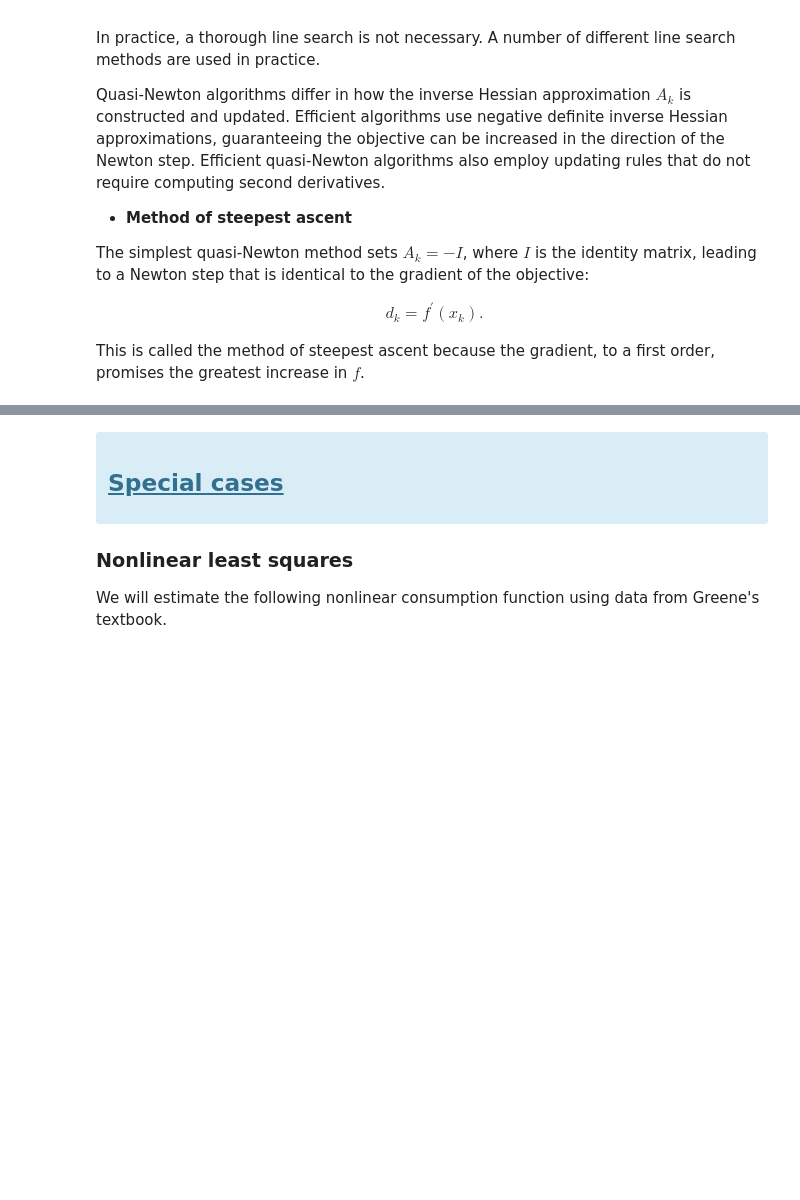
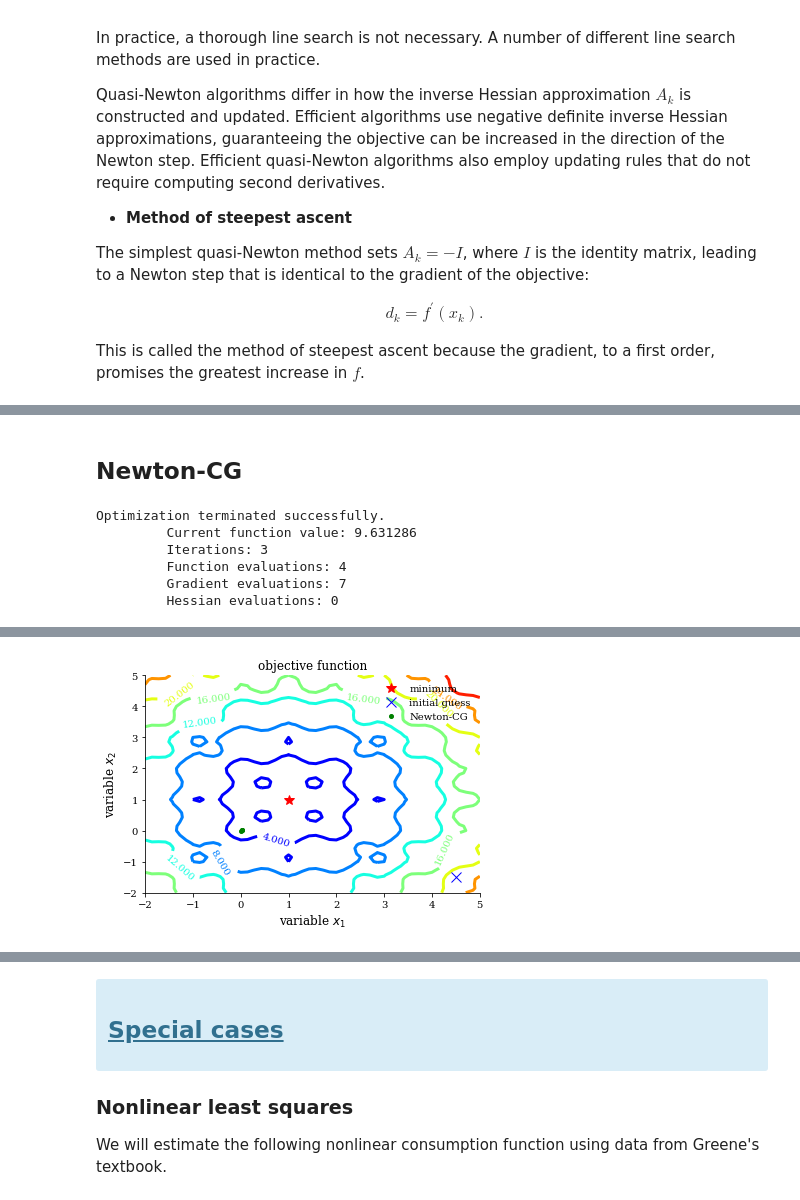
Before and after one commit to OpenSourceEconomics/ose-course-scientific-computing, a Jupyter notebook: lectures/optimization/notebook.ipynb, the cells around one changed output, grey strips where cells are left out. Cells and saved outputs as stored; diff of their text form; code cells hidden in the pictures; blank space fills up the shorter version.

```diff
--- a/lectures/optimization/notebook.ipynb
+++ b/lectures/optimization/notebook.ipynb
@@ -369,0 +334,13 @@ This is called the method of steepest ascent because the gradient, to a first or
+# %% [markdown]
+##  Newton-CG
+# %%
+res = call_optimizer(method="Newton-CG")
+df = process_results(df, "Newton-CG", res, 1)
+plot_contour(opt_test_function, res.allvecs, "Newton-CG")
+# %% [output]
+Optimization terminated successfully.
+         Current function value: 9.631286
+         Iterations: 3
+         Function evaluations: 4
+         Gradient evaluations: 7
+         Hessian evaluations: 0
@@ -369,0 +348 @@ This is called the method of steepest ascent because the gradient, to a first or
+[figure, added]
```
Also changed, not shown: parts of 49 cells of this notebook, 5 other files.
